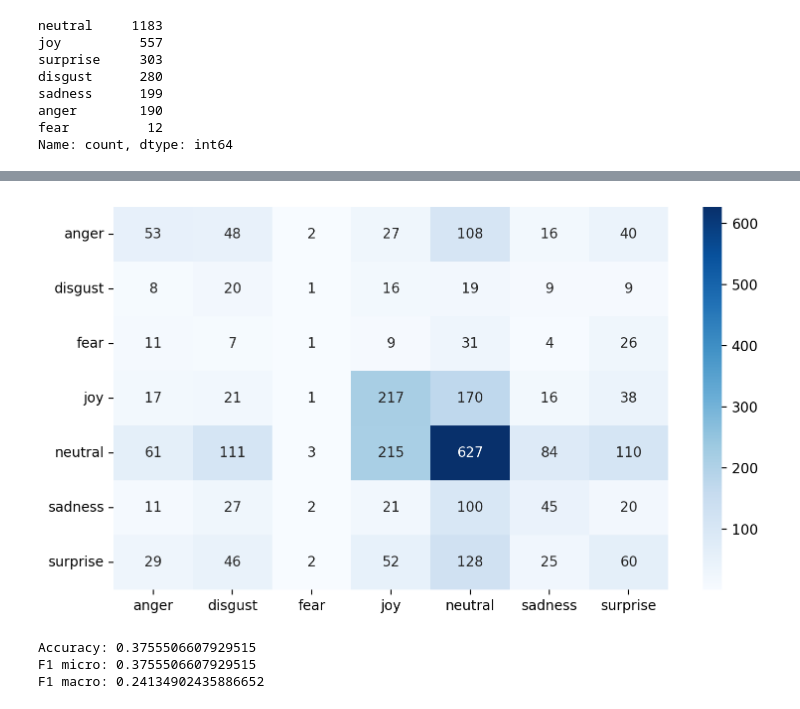
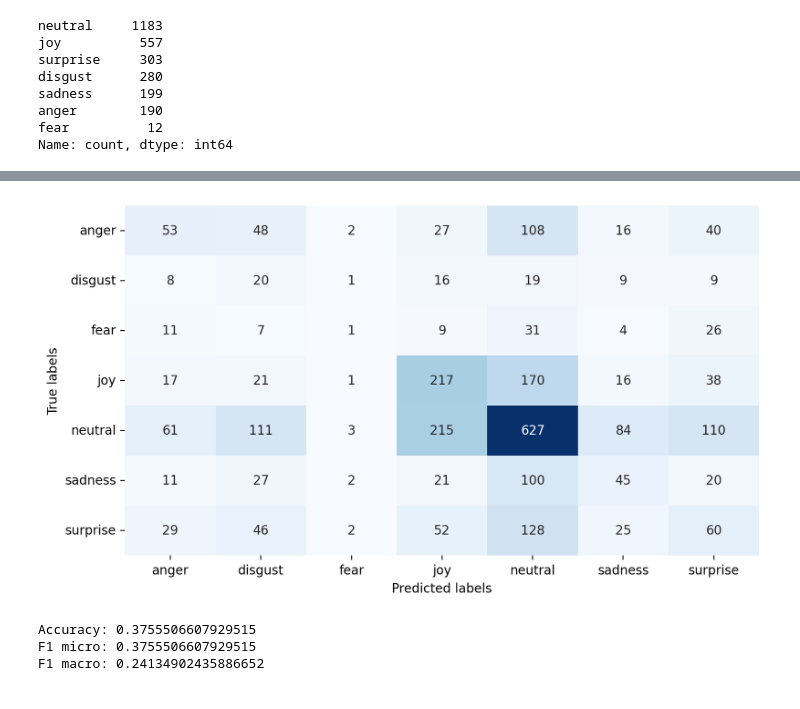
Before and after one commit to alxtrtw/multimodal-movies-emotion-recognition, a Jupyter notebook: classify-gpt4o.ipynb, the cells around one changed output, grey strips where cells are left out. Drawn from its saved outputs; the diff is of its cells as text; code cells hidden in the pictures.

```diff
--- a/classify-gpt4o.ipynb
+++ b/classify-gpt4o.ipynb
@@ -442,17 +474,19 @@ predicted_labels_list = [predicted_labels_dict[k] for k in test_video_fnames]
 # %%
 from sklearn.metrics import confusion_matrix
 import seaborn as sns
 plt.rc('figure', figsize=(9, 5))
 
 labels_ordered = ['anger', 'disgust', 'fear', 'joy', 'neutral', 'sadness', 'surprise']
 
 cm = confusion_matrix(test_labels, predicted_labels_list, labels=labels_ordered)
 plt.figure()
-sns.heatmap(cm, annot=True, fmt='d', cmap='Blues', xticklabels=labels_ordered, yticklabels=labels_ordered)
+sns.heatmap(cm, annot=True, fmt='d', cmap='Blues', xticklabels=labels_ordered, yticklabels=labels_ordered, cbar=False)
+plt.xlabel('Predicted labels')
+plt.ylabel('True labels')
 plt.savefig(f'./experiments/plots/EkmanClassifier/confusion_matrix.png')
 plt.show()
 # %% [output]
-[figure, old version]
+[figure, new version]
 # %%
 # count accuracy, f1 micro and f1 macro
 from sklearn.metrics import accuracy_score, f1_score
```
Also changed, not shown: parts of 6 cells of this notebook, 11 other files.
